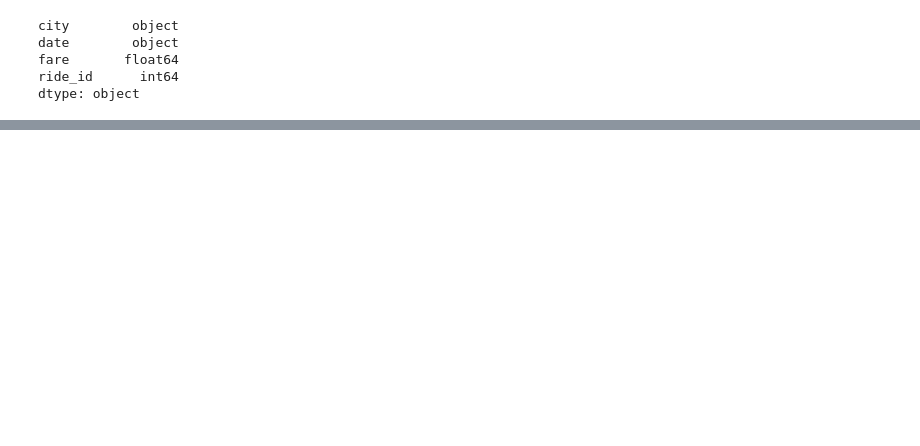
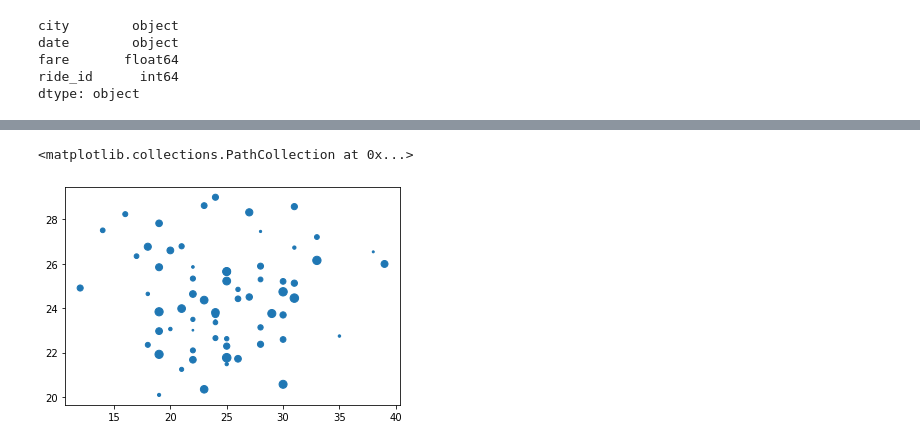
Before and after one commit to Chrisc0610/PyBer_Analysis, a Jupyter notebook: pyber.ipynb, the cells around one changed output, grey strips where cells are left out. Saved outputs shown, nothing was run; the diff lists cells and outputs as text; code cells hidden in the pictures; blank space fills up the shorter version.

```diff
--- a/pyber.ipynb
+++ b/pyber.ipynb
@@ -98,0 +200,5 @@ pyber_data_df.head()
+# %%
+#To get the average number of drivers for each city in the urban, suburban, and rural cities, we can use the groupby() function and get the mean() of the driver_count column.
+# Get the average number of drivers for each urban city.
+urban_driver_count = urban_cities_df.groupby(["city"]).mean()["driver_count"]
+urban_driver_count.head()
@@ -98,0 +245,8 @@ pyber_data_df.head()
+# %%
+# Build the scatter plots for urban cities.
+plt.scatter(urban_ride_count,
+      urban_avg_fare,
+      s=urban_driver_count)
+# %% [output]
+<matplotlib.collections.PathCollection at 0x...>
+[figure, added]
```
Also changed, not shown: parts of 15 cells of this notebook, 1 other file.
